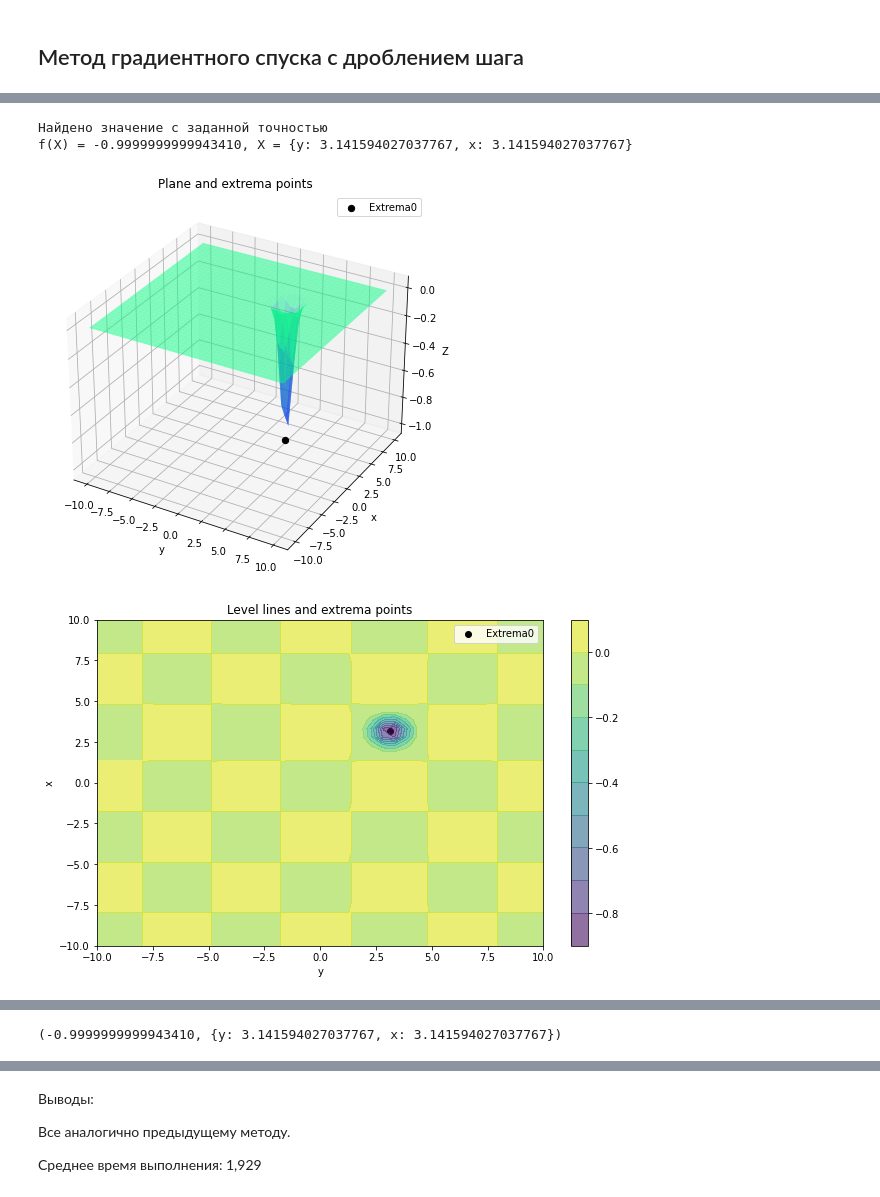
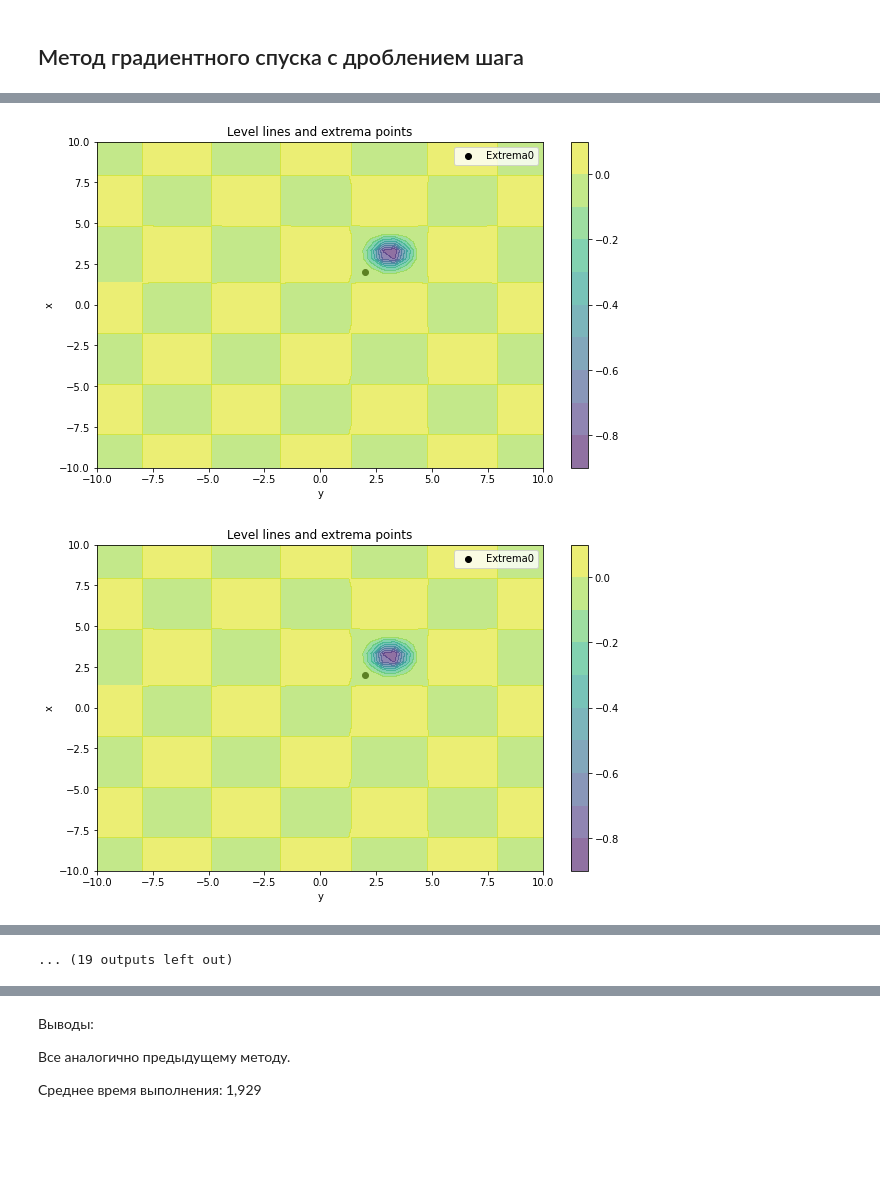
Before and after one commit to M1croZavr/ML_opt, a Jupyter notebook: testing_gradients.ipynb, the cells around one changed output, grey strips where cells are left out. Cells and saved outputs as stored; diff of their text form; code cells hidden in the pictures; blank space fills up the shorter version.

```diff
--- a/testing_gradients.ipynb
+++ b/testing_gradients.ipynb
@@ -121,9 +153,7 @@ Wall time: 1.83 s
 # %%
 %%time
 opt.splitting_step_descent('-cos(x)*cos(y)*exp(-((x - pi)**2 + (y-pi)**2))',
-                           1, 0.1, 0.95, plot=True, x_init=[2, 2])
+                           0.05, 0.3, 0.75, plot=True, plot_iteratively=True, x_init=[2, 2])
 # %% [output]
-Найдено значение с заданной точностью
-f(X) = -0.9999999999943410, X = {y: 3.141594027037767, x: 3.141594027037767}
-[figure, old version]
+[figure, new version]
-[figure, old version]
+[figure, new version]
@@ -132 +159,0 @@ Wall time: 1.61 s
-(-0.9999999999943410, {y: 3.141594027037767, x: 3.141594027037767})
@@ -133,3 +170,4 @@ Wall time: 1.61 s
+... (19 outputs left out)
 # %%
 %%time
 opt.splitting_step_descent('(x+2y-7)**2+(2x+y-5)**2',
```
Also changed, not shown: parts of 18 cells of this notebook, 1 other file.
